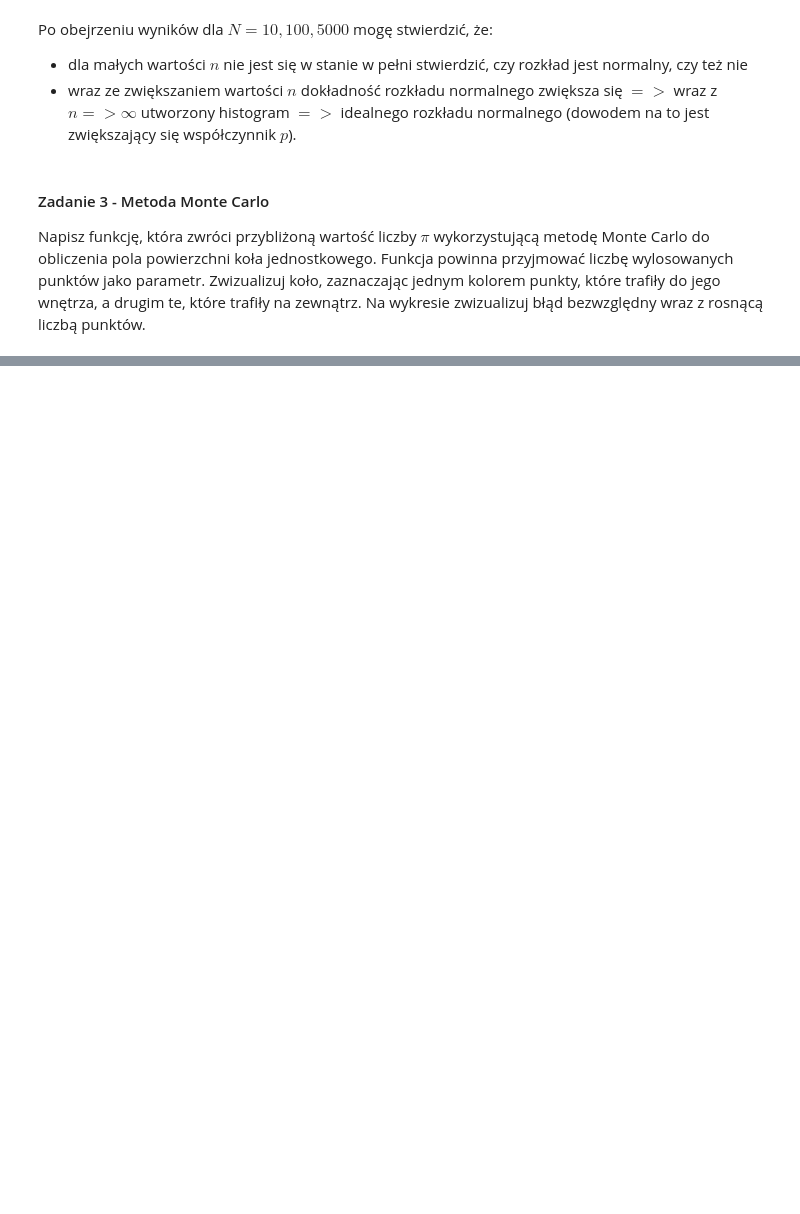
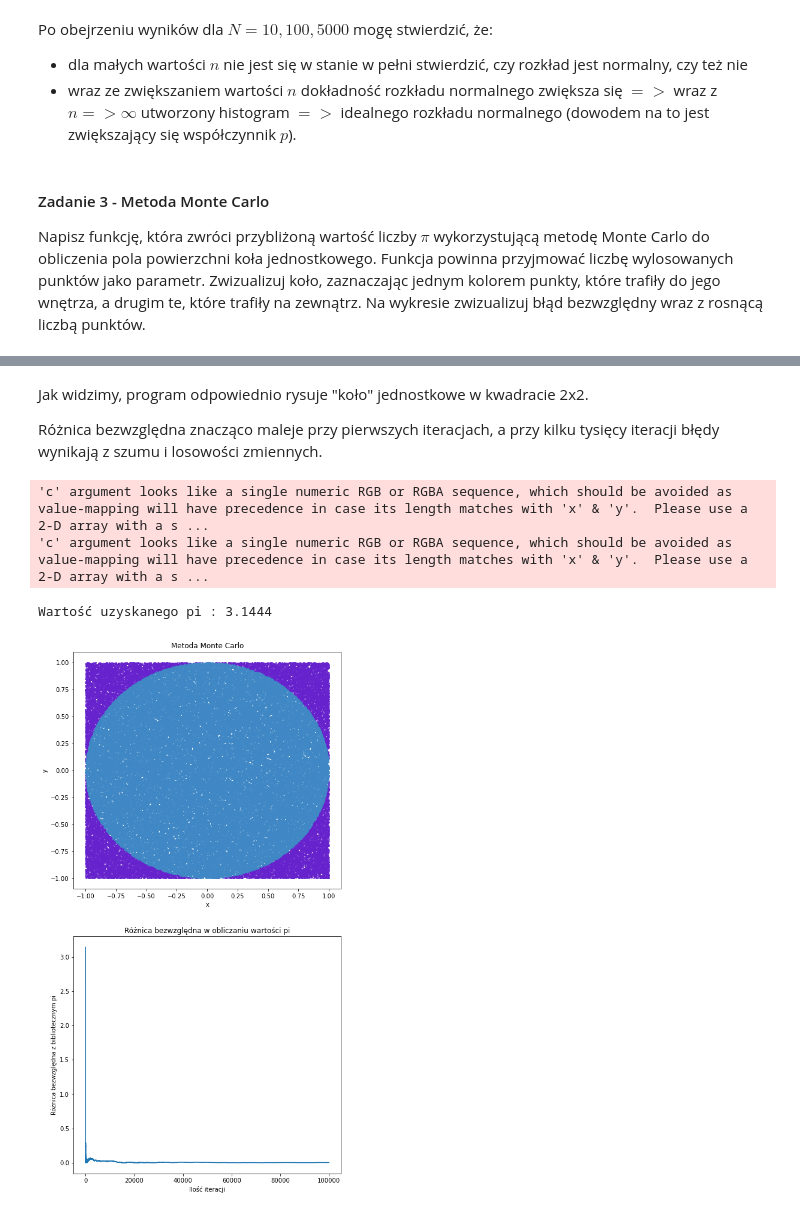
Before and after one commit to GabenRulez/4semestr_MOwNiT, a Jupyter notebook: lab11/lab11.ipynb, the cells around one changed output, grey strips where cells are left out. Cells and saved outputs as stored; diff of their text form; code cells hidden in the pictures; blank space fills up the shorter version.

```diff
--- a/lab11/lab11.ipynb
+++ b/lab11/lab11.ipynb
@@ -367,0 +423,11 @@ Zwizualizuj koło, zaznaczając jednym kolorem punkty, które trafiły do jego w
+# %% [markdown]
+Jak widzimy, program odpowiednio rysuje "koło" jednostkowe w kwadracie 2x2.
+
+Różnica bezwzględna znacząco maleje przy pierwszych iteracjach, a przy kilku tysięcy iteracji błędy wynikają z szumu i losowości zmiennych.
+# %%
+licz_pi_metoda_MonteCarlo(100000)
+# %% [output]
+'c' argument looks like a single numeric RGB or RGBA sequence, which should be avoided as value-mapping will have precedence in case its length matches with 'x' & 'y'.  Please use a 2-D array with a s ...
+'c' argument looks like a single numeric RGB or RGBA sequence, which should be avoided as value-mapping will have precedence in case its length matches with 'x' & 'y'.  Please use a 2-D array with a s ...
+Wartość uzyskanego pi : 3.1444
+[figure, added]
```
Also changed, not shown: parts of 15 cells of this notebook.
